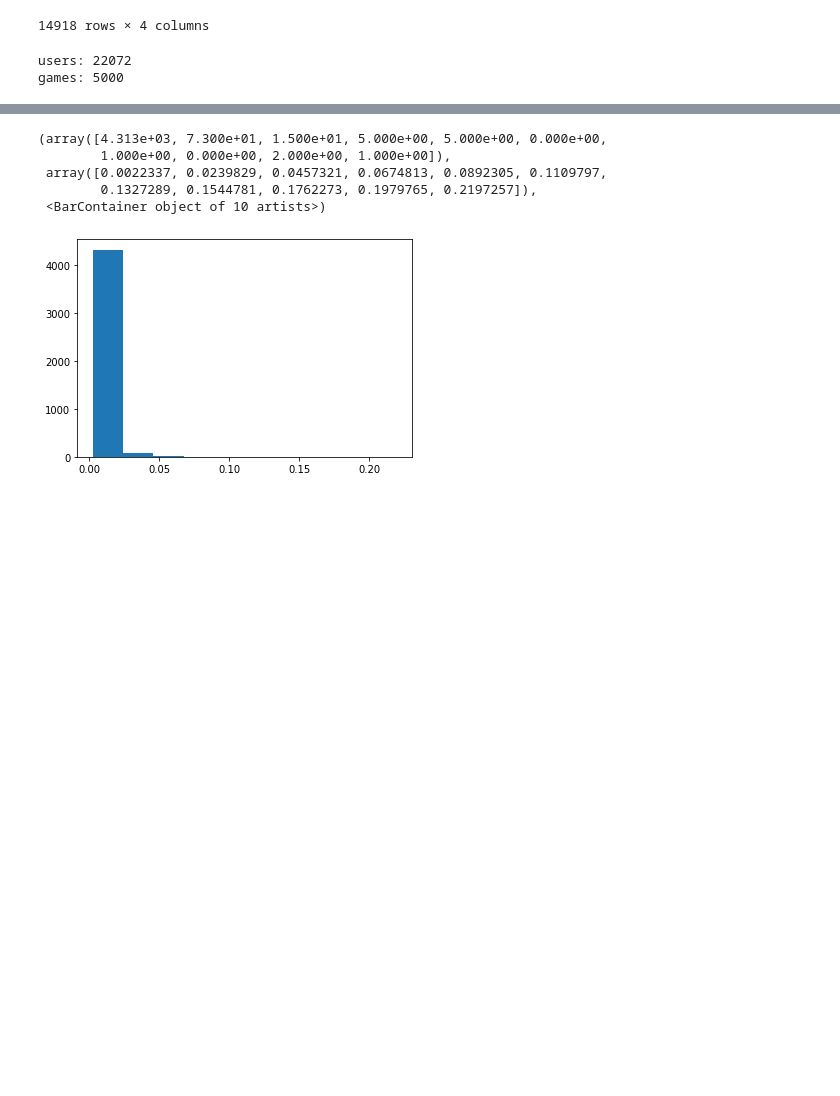
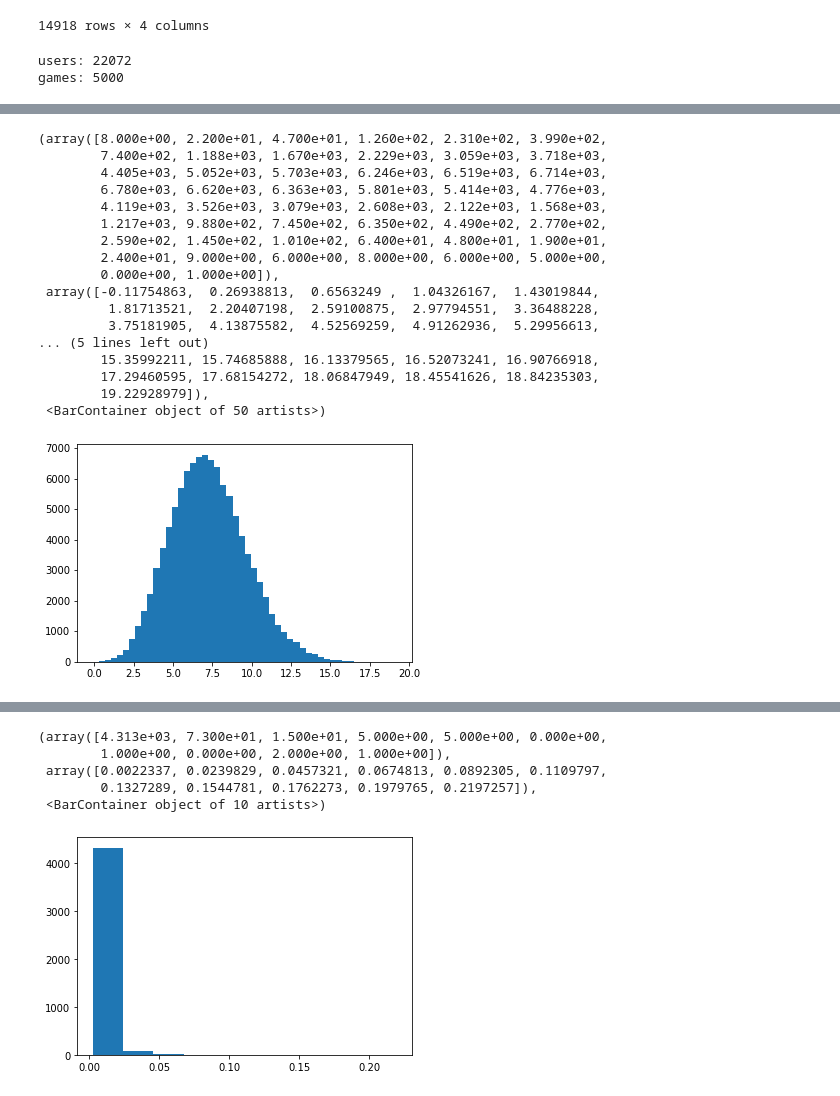
Before and after one commit to psaunderualberta/466_Group_Project, a Jupyter notebook: embeddings2.ipynb, the cells around one changed output, grey strips where cells are left out. Cells and saved outputs as stored; diff of their text form; code cells hidden in the pictures; blank space fills up the shorter version.

Commit message:
keras embeddings

```diff
--- a/embeddings2.ipynb
+++ b/embeddings2.ipynb
@@ -129,6 +130,7 @@ def np_rand(size, min_i, max_i, rs):
 
 class EmbeddingsIndex:
     def __init__(self, data):
+        self.length = len(data)
         self.user_idx = data["User_ID"].to_numpy()
         self.game_idx = data["Game_ID"].to_numpy()
 
@@ -161,9 +163,10 @@ class Embeddings:
 
         # assumes first element is 0 lol
         # TODO change
-        min_n = 0
+        #min_n = 0
+        #max_n = 0.5
+        min_n, max_n = n_range
         #max_n = (3 / (2 + embed_dim))
-        max_n = 2
 
         #min_n = (1 / (n_range[0] + embed_dim))
         #max_n = (1 / (n_range[1] + embed_dim))
@@ -186,15 +189,15 @@ class Embeddings:
 
     def calc_preds(self, ei):
         # dot product
-        preds = np.sum(e.embed_users[ei.user_idx] * e.embed_users[ei.game_idx], axis=1)
+        preds = np.sum(self.embed_users[ei.user_idx] * self.embed_users[ei.game_idx], axis=1)
         # add bias of the game and user
-        preds = preds + e.bias_users[ei.user_idx] + e.bias_games[ei.game_idx]
+        preds = preds + self.bias_users[ei.user_idx] + self.bias_games[ei.game_idx]
         return preds
 
     def calc_preds_single(self, user_id, game_id):
-        pred = np.dot(e.embed_users[user_id], e.embed_users[game_id])
+        pred = np.dot(self.embed_users[user_id], self.embed_users[game_id])
         # add bias of the game and user
-        pred = pred + e.bias_users[user_id] + e.bias_games[game_id]
+        pred = pred + self.bias_users[user_id] + self.bias_games[game_id]
         return pred
 
     def calc_preds_sparse(self, ei):
@@ -204,7 +207,7 @@ class Embeddings:
 
         return preds_matx
 
-        #sub = preds_matx - e.embed_scores
+        #sub = preds_matx - self.embed_scores
 # %%
 ei_all = EmbeddingsIndex(all_data)
 ei_train = EmbeddingsIndex(train_data)
@@ -353,7 +401,10 @@ class EmbeddingMatricesModel:
 embed_dim = 5
 #range_min = -1
 #range_max = 11
-n_range = (-1, 11)
+#n_range = (-1, 11)
+#n_range = (0, 11)
+n_range = (-0.2, 2.2) # idk
+#n_range = (0, 0.7)
 seed = 69
 cycles = 3
 alpha = 0.1
@@ -361,5 +412,6 @@ alpha = 0.1
 e = Embeddings(embed_dim, n_users, n_games, n_range, seed)
 # %%
 model = EmbeddingMatricesModel(e)
-# %%
-model.train(ei_train, alpha=alpha, cycles=cycles)
+# %%
+model.train(ei_train, alpha=0.1, n_range=n_range, cycles=10, constraint=True)
+#model.train(ei_train, alpha=0.1, n_range=n_range, cycles=10)
@@ -365,0 +436,21 @@ model.train(ei_train, alpha=alpha, cycles=cycles)
+# %%
+plt.hist(e.calc_preds(ei_train), bins=50)
+# %% [output]
+(array([8.000e+00, 2.200e+01, 4.700e+01, 1.260e+02, 2.310e+02, 3.990e+02,
+        7.400e+02, 1.188e+03, 1.670e+03, 2.229e+03, 3.059e+03, 3.718e+03,
+        4.405e+03, 5.052e+03, 5.703e+03, 6.246e+03, 6.519e+03, 6.714e+03,
+        6.780e+03, 6.620e+03, 6.363e+03, 5.801e+03, 5.414e+03, 4.776e+03,
+        4.119e+03, 3.526e+03, 3.079e+03, 2.608e+03, 2.122e+03, 1.568e+03,
+        1.217e+03, 9.880e+02, 7.450e+02, 6.350e+02, 4.490e+02, 2.770e+02,
+        2.590e+02, 1.450e+02, 1.010e+02, 6.400e+01, 4.800e+01, 1.900e+01,
+        2.400e+01, 9.000e+00, 6.000e+00, 8.000e+00, 6.000e+00, 5.000e+00,
+        0.000e+00, 1.000e+00]),
+ array([-0.11754863,  0.26938813,  0.6563249 ,  1.04326167,  1.43019844,
+         1.81713521,  2.20407198,  2.59100875,  2.97794551,  3.36488228,
+         3.75181905,  4.13875582,  4.52569259,  4.91262936,  5.29956613,
+... (5 lines left out)
+        15.35992211, 15.74685888, 16.13379565, 16.52073241, 16.90766918,
+        17.29460595, 17.68154272, 18.06847949, 18.45541626, 18.84235303,
+        19.22928979]),
+ <BarContainer object of 50 artists>)
+[figure, added]
```
Also changed, not shown: parts of 18 cells of this notebook, 1 other file.
